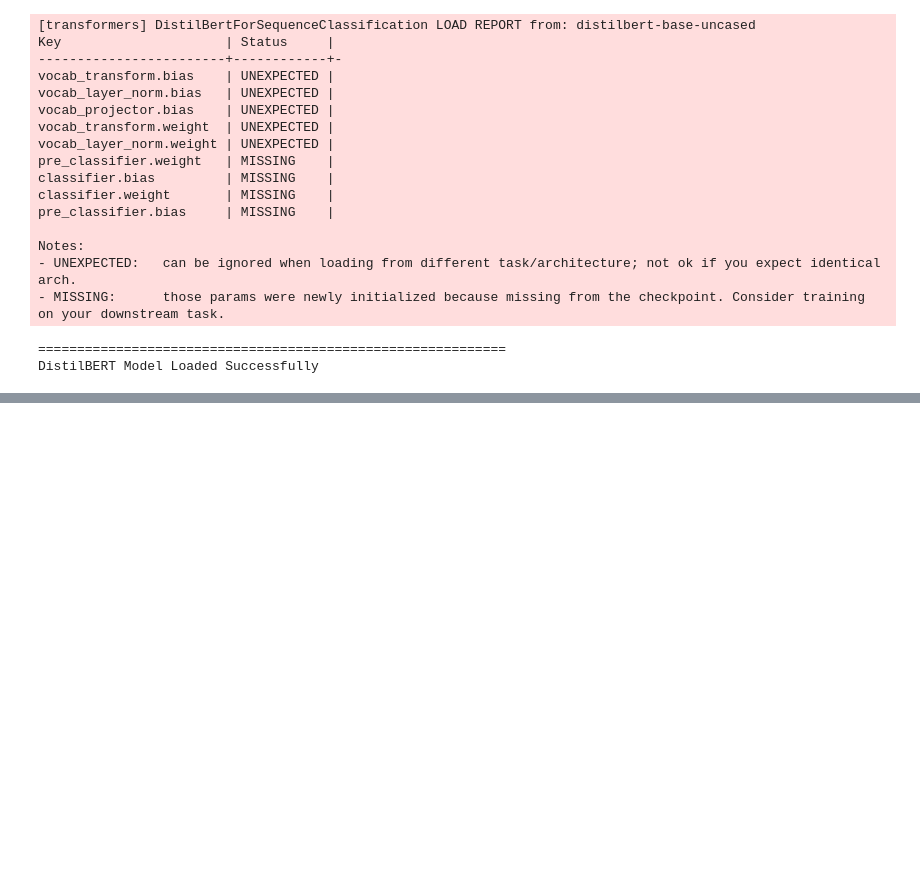
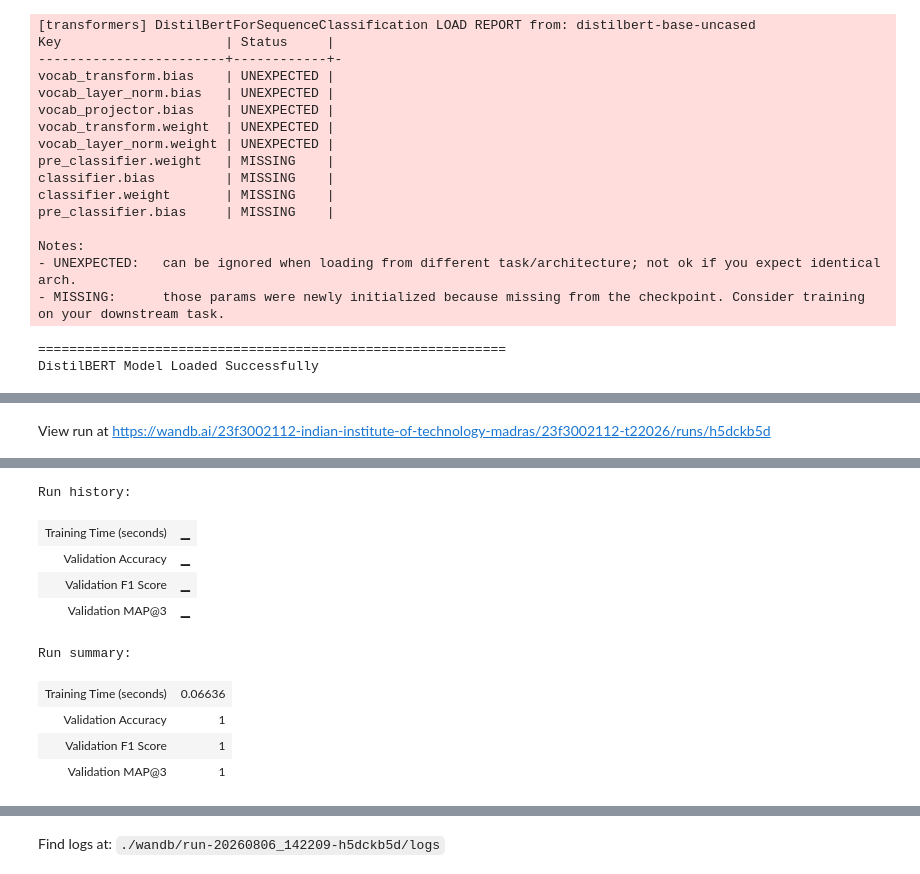
Before and after one commit to rajeevpatel090/dl-23f3002112-notebook-t22026, a Jupyter notebook: notebooks/dl-23f3002112-notebook-t22026.ipynb, the cells around one changed output, grey strips where cells are left out. Saved outputs shown, nothing was run; the diff lists cells and outputs as text; code cells hidden in the pictures; blank space fills up the shorter version.

```diff
--- a/notebooks/dl-23f3002112-notebook-t22026.ipynb
+++ b/notebooks/dl-23f3002112-notebook-t22026.ipynb
@@ -1028,0 +1215,68 @@ DistilBERT Model Loaded Successfully
+# %%
+from sklearn.linear_model import LogisticRegression
+from sklearn.metrics import accuracy_score, f1_score
+import time
+import numpy as np # Import numpy for argsort
+
+# Initialize WandB for Logistic Regression
+wandb.init(
+    project="23f3002112-t22026",
+    name="Logistic-Regression-TFIDF",
+    config={
+        "architecture": "Logistic Regression",
+        "max_iter": 1000,
+        "solver": "saga",
+        "penalty": "l2"
+    }
+)
+
+start_time_lr = time.time()
+
+# Initialize and train Logistic Regression model
+lr_model = LogisticRegression(
+    max_iter=1000, # Increased iterations for convergence
+    solver='saga', # Supports l2 penalty and multiclass
+    penalty='l2',
+    random_state=SEED,
+    n_jobs=-1 # Use all available cores
+)
+lr_model.fit(X_train_tfidf, train_labels)
+
+end_time_lr = time.time()
+training_time_lr = end_time_lr - start_time_lr
+print(f"Logistic Regression training completed in {training_time_lr:.2f} seconds.")
+
+# Predict on validation set
+valid_preds_lr = lr_model.predict(X_valid_tfidf)
+valid_probs_lr = lr_model.predict_proba(X_valid_tfidf)
+
+# Calculate metrics
+model3_accuracy = accuracy_score(valid_labels, valid_preds_lr)
+model3_f1 = f1_score(valid_labels, valid_preds_lr, average='weighted')
+
+# Calculate MAP@3
+actual_labels_lr = valid_labels.tolist()
+predicted_probs_lr = valid_probs_lr
+
+# Get top 3 predicted labels based on probabilities
+predicted_top3_lr = np.argsort(predicted_probs_lr, axis=1)[:, -3:][:, ::-1]
+
+# Convert to a list of lists of label indices
+predicted_top3_lr_list = predicted_top3_lr.tolist()
+
+model3_map3 = mapk(actual_labels_lr, predicted_top3_lr_list, k=3)
+
+print(f"Validation Accuracy (Logistic Regression): {model3_accuracy:.4f}")
+print(f"Validation F1 Score (Logistic Regression): {model3_f1:.4f}")
+print(f"Validation MAP@3 (Logistic Regression): {model3_map3:.4f}")
+
+# Log metrics to WandB
+wandb.log({
+    "Validation Accuracy": model3_accuracy,
+    "Validation F1 Score": model3_f1,
+    "Validation MAP@3": model3_map3,
+    "Training Time (seconds)": training_time_lr
+})
+
+wandb.finish()
+# %% [output]
@@ -1028,0 +1288 @@ DistilBERT Model Loaded Successfully
+View run at https://wandb.ai/23f3002112-indian-institute-of-technology-madras/23f3002112-t22026/runs/h5dckb5d
@@ -1028,0 +1294,10 @@ DistilBERT Model Loaded Successfully
+Run history:
+| Training Time (seconds) | ▁ |
+| Validation Accuracy | ▁ |
+| Validation F1 Score | ▁ |
+| Validation MAP@3 | ▁ |
+Run summary:
+| Training Time (seconds) | 0.06636 |
+| Validation Accuracy | 1 |
+| Validation F1 Score | 1 |
+| Validation MAP@3 | 1 |
@@ -1028,0 +1307 @@ DistilBERT Model Loaded Successfully
+Find logs at: ./wandb/run-20260806_142209-h5dckb5d/logs
```
Also changed, not shown: parts of 5 cells of this notebook.
